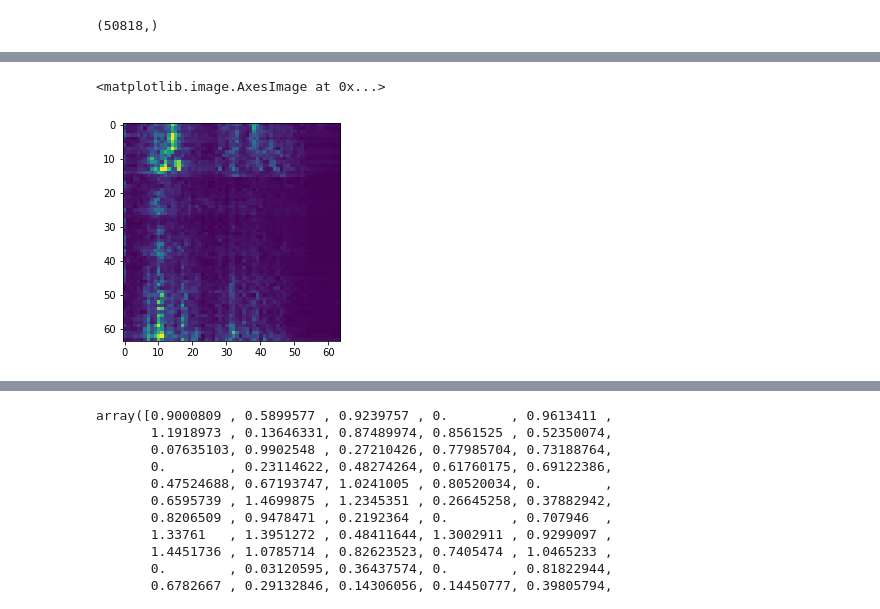
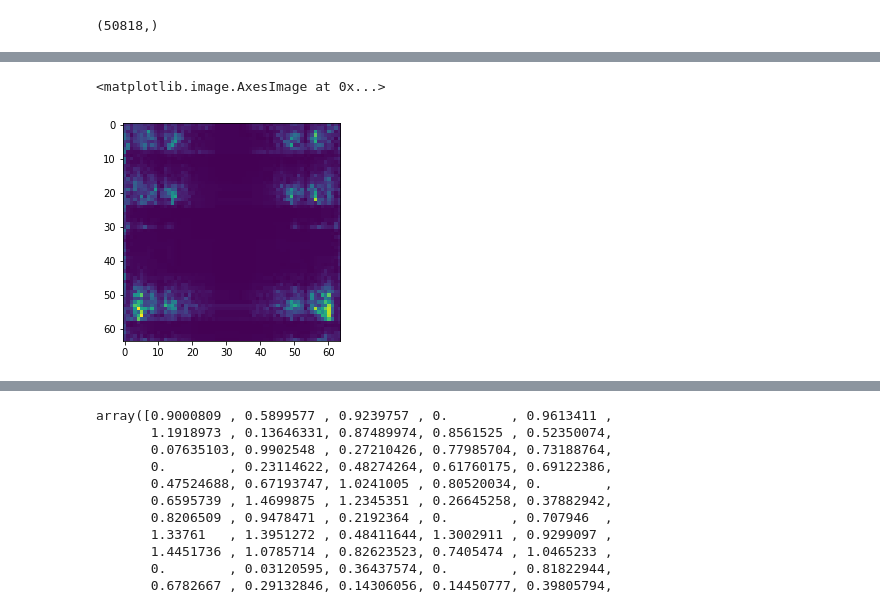
Before and after one commit to vas0x59/audio_python, a Jupyter notebook: audio_research_autoencoder.ipynb, the cells around one changed output, grey strips where cells are left out. Drawn from its saved outputs; the diff is of its cells as text; code cells hidden in the pictures.

```diff
--- a/audio_research_autoencoder.ipynb
+++ b/audio_research_autoencoder.ipynb
@@ -154,8 +336,8 @@ encoder.save("encoder_model_12000_out2.h5")
 # %%
-plt.imshow(np.squeeze(X_train[6000]))
+plt.imshow(np.squeeze(X_train[8000]))
 # %% [output]
 <matplotlib.image.AxesImage at 0x...>
-[figure, old version]
+[figure, new version]
 # %%
 plt.imshow(np.squeeze(decoder.predict(pred)[0]))
 # %% [output]
```
Also changed, not shown: parts of 68 cells of this notebook.
